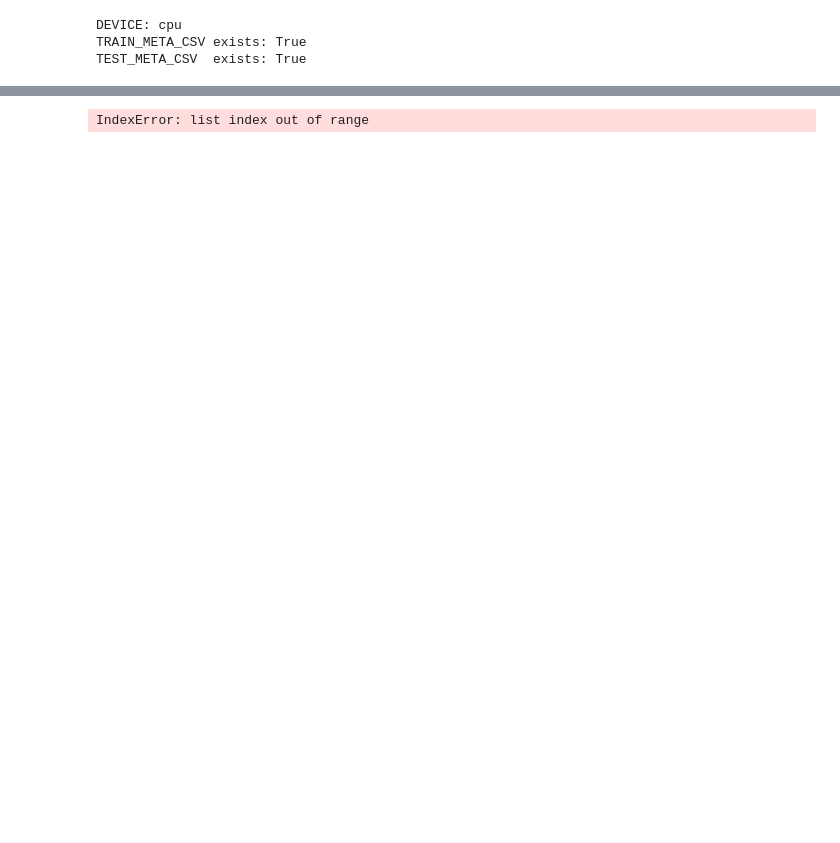
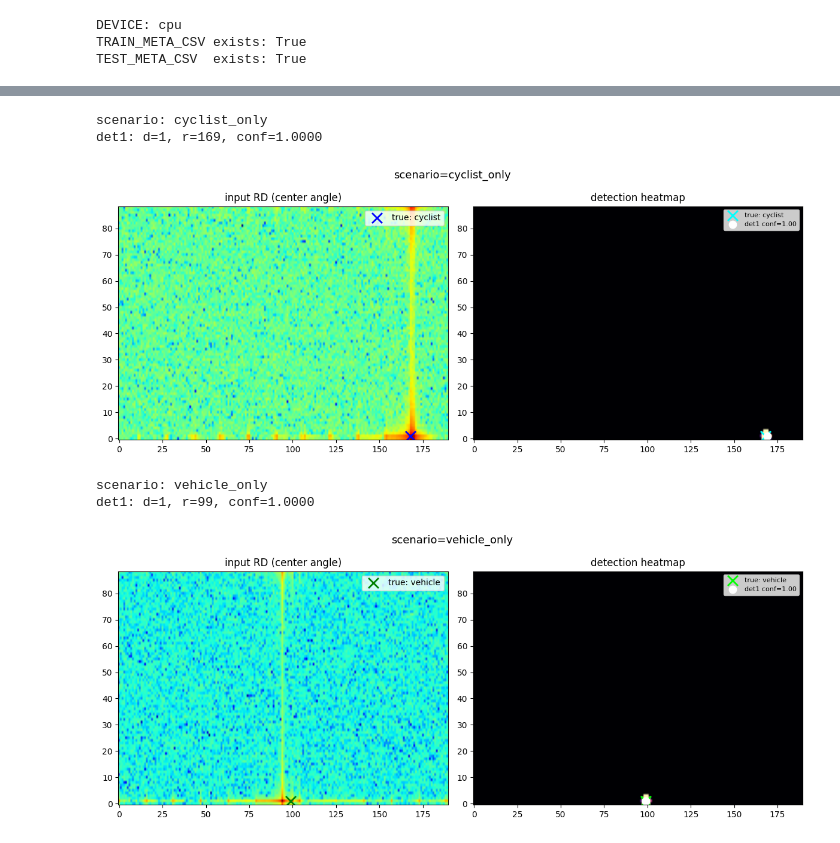
Before and after one commit to kousukeyamakubo/study, a Jupyter notebook: 400MHz変更用/check.ipynb, the cells around one changed output, grey strips where cells are left out. Cells and saved outputs as stored; diff of their text form; code cells hidden in the pictures; blank space fills up the shorter version.

```diff
--- a/400MHz変更用/check.ipynb
+++ b/400MHz変更用/check.ipynb
@@ -963,0 +1003,25 @@ vehicle正解への検出率: 0.883
+# %%
+# === r_diff ごとの失敗パターン内訳 (同時/片方) ===
+pred_df['r_diff'] = abs(pred_df['cy_true_r'] - pred_df['ve_true_r'])
+
+summary2 = []
+for d in sorted(pred_df['r_diff'].unique()):
+    sub = pred_df[pred_df['r_diff'] == d]
+    total      = len(sub)
+    both_fail  = ((sub['ve_hit'] == 0) & (sub['cy_hit'] == 0)).sum()
+    only_ve    = ((sub['ve_hit'] == 0) & (sub['cy_hit'] == 1)).sum()
+    only_cy    = ((sub['ve_hit'] == 1) & (sub['cy_hit'] == 0)).sum()
+    both_ok    = ((sub['ve_hit'] == 1) & (sub['cy_hit'] == 1)).sum()
+    if both_fail + only_ve + only_cy > 0:  # 失敗あるr_diffのみ表示
+        summary2.append({'r_diff': d, 'total': total,
+                         'both_fail': both_fail, 'only_ve': only_ve,
+                         'only_cy': only_cy, 'both_ok': both_ok})
+
+import pandas as pd
+s2 = pd.DataFrame(summary2)
+print(f"{'r_diff':>7}  {'total':>5}  {'両方失敗':>7}  {'ve_only':>7}  {'cy_only':>7}  {'両方成功':>7}")
+print("-" * 55)
+for _, row in s2.iterrows():
+    print(f"{int(row['r_diff']):>7}  {int(row['total']):>5}  "
+          f"{int(row['both_fail']):>7}  {int(row['only_ve']):>7}  "
+          f"{int(row['only_cy']):>7}  {int(row['both_ok']):>7}")
@@ -1004,8 +1255,6 @@ def show_channel_suppression(scenario, sample_idx=0):
     heatmap = torch.sigmoid(logits)[0, 0].cpu().numpy()  # (H, W) 1chのみ
 
     peaks = decode_peaks_from_logits(logits.cpu())
-    det1_d, det1_r, det1_conf = peaks[0]
-    det2_d, det2_r, det2_conf = peaks[1]
 
     valid_cy = 1 if str(row["valid_cyclist"]).strip() in ("1", "True") else 0
     valid_ve = 1 if str(row["valid_vehicle"]).strip() in ("1", "True") else 0
@@ -1015,35 +1264,41 @@ def show_channel_suppression(scenario, sample_idx=0):
     ve_true_r = int(row["vehicle_true_r_idx"])
 
     print(f"scenario: {scenario}")
-    print(f"det1: d={det1_d}, r={det1_r}, conf={det1_conf:.4f}")
-    print(f"det2: d={det2_d}, r={det2_r}, conf={det2_conf:.4f}")
+    for j, (pk_d, pk_r, pk_c) in enumerate(peaks):
+        print(f"det{j+1}: d={pk_d}, r={pk_r}, conf={pk_c:.4f}")
 
     rd_db = x[N_FIXED // 2]
     fig, axes = plt.subplots(1, 2, figsize=(12, 5))
     fig.suptitle(f"scenario={scenario}", fontsize=13)
 
     axes[0].imshow(rd_db, aspect="auto", origin="lower", cmap="jet")
     if valid_cy:
         axes[0].scatter([cy_true_r], [cy_true_d], c="blue",  marker="x", s=150, linewidths=2, label="true: cyclist")
     if valid_ve:
         axes[0].scatter([ve_true_r], [ve_true_d], c="green", marker="x", s=150, linewidths=2, label="true: vehicle")
     axes[0].set_title("input RD (center angle)")
     axes[0].legend()
 
     axes[1].imshow(heatmap, aspect="auto", origin="lower", cmap="magma")
     if valid_cy:
         axes[1].scatter([cy_true_r], [cy_true_d], c="cyan",  marker="x", s=150, linewidths=2, label="true: cyclist")
     if valid_ve:
         axes[1].scatter([ve_true_r], [ve_true_d], c="lime",  marker="x", s=150, linewidths=2, label="true: vehicle")
-    axes[1].scatter([det1_r], [det1_d], c="white",  marker="o", s=80, label=f"det1 conf={det1_conf:.2f}")
-    axes[1].scatter([det2_r], [det2_d], c="yellow", marker="o", s=80, label=f"det2 conf={det2_conf:.2f}")
+    colors = ["white", "yellow", "orange", "red"]
+    for j, (pk_d, pk_r, pk_c) in enumerate(peaks):
+        axes[1].scatter([pk_r], [pk_d], c=colors[j % len(colors)], marker="o", s=80, label=f"det{j+1} conf={pk_c:.2f}")
     axes[1].set_title("detection heatmap")
     axes[1].legend(fontsize=8)
 
     plt.tight_layout()
     plt.show()
 
 show_channel_suppression("cyclist_only", sample_idx=0)
 show_channel_suppression("vehicle_only", sample_idx=0)
 # %% [output]
-IndexError: list index out of range
+scenario: cyclist_only
+det1: d=1, r=169, conf=1.0000
+[figure, added]
+scenario: vehicle_only
+det1: d=1, r=99, conf=1.0000
+[figure, added]
```
Also changed, not shown: parts of 13 cells of this notebook, 1 other file.
